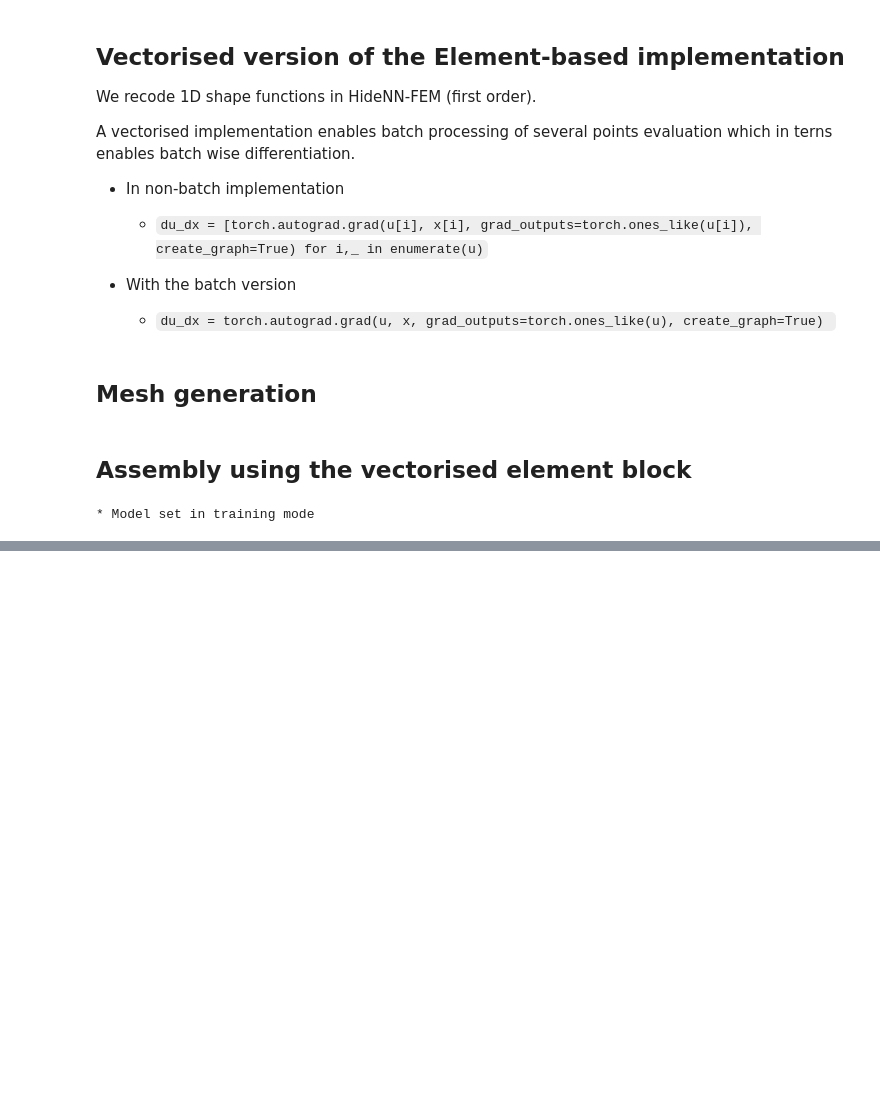
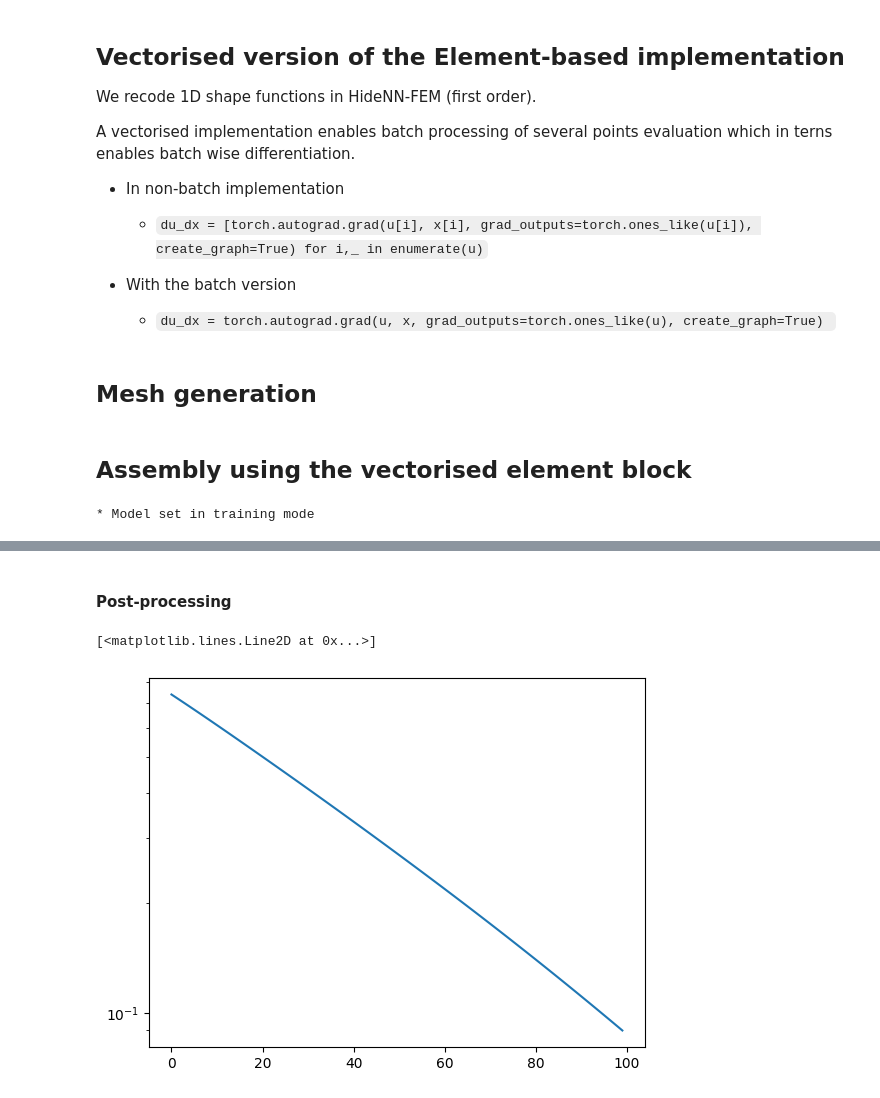
Before and after one commit to AlexandreDabySeesaram/Simplified_1D_NeuROM, a Jupyter notebook: 1D_element_based.ipynb, the cells around one changed output, grey strips where cells are left out. Drawn from its saved outputs; the diff is of its cells as text; code cells hidden in the pictures; blank space fills up the shorter version.

```diff
--- a/1D_element_based.ipynb
+++ b/1D_element_based.ipynb
@@ -120,7 +120,7 @@ class mySF1D_elementBased_vectorised(nn.Module):
 ## Mesh generation
 # %%
 N           = 40
-nodes       = torch.linspace(0,10,N)
+nodes       = torch.linspace(0,6.28,N)
 nodes       = nodes[:,None]
 elements    = torch.vstack([torch.arange(0,N-1),torch.arange(1,N)]).T
 # %% [markdown]
@@ -265,0 +254,10 @@ i = 9999 | loss = 5.25e-01
+# %% [markdown]
+#### Post-processing
+# %%
+import matplotlib.pyplot as plt
+
+plt.figure()
+plt.semilogy(lossTraining)
+# %% [output]
+[<matplotlib.lines.Line2D at 0x...>]
+[figure, added]
```
Also changed, not shown: parts of 18 cells of this notebook.
